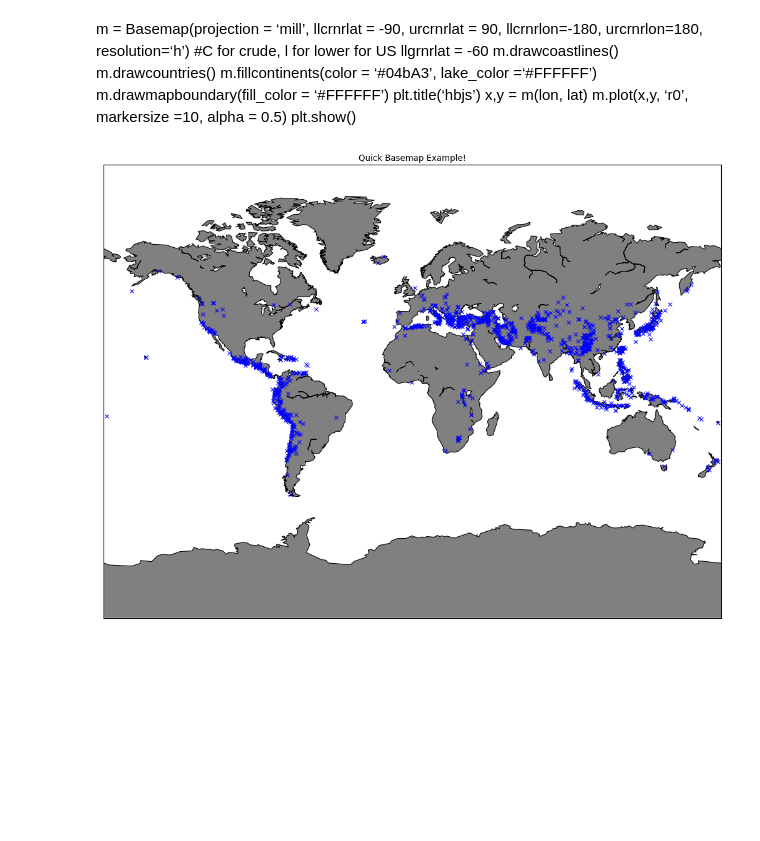
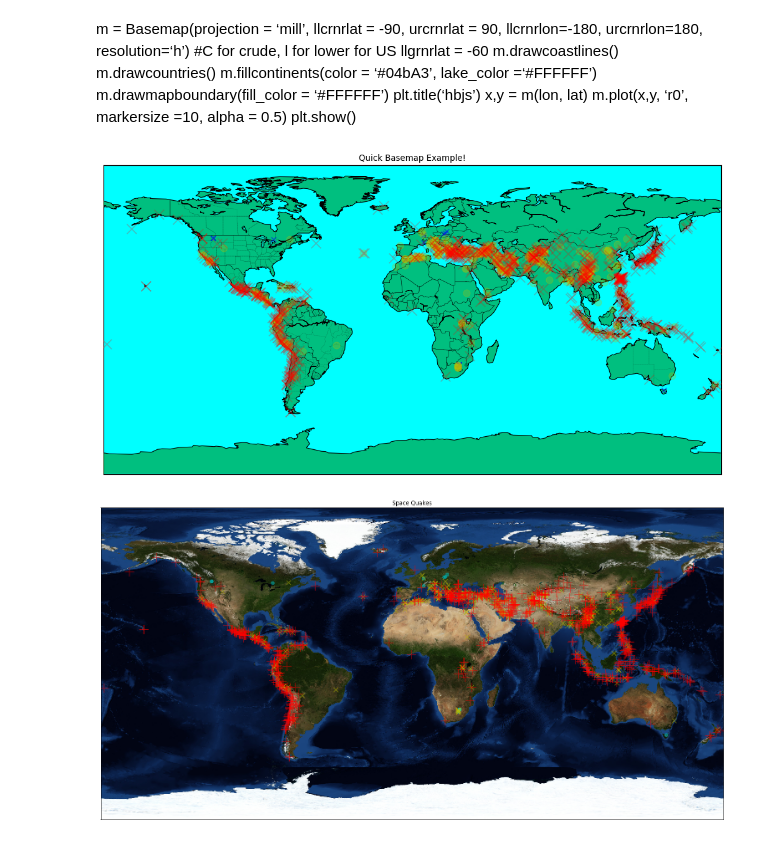
Before and after one commit to paulo-g-martinez/dq3-earthquakes, a Jupyter notebook: Mukkul_Martinez.ipynb, the cells around one changed output. Drawn from its saved outputs; the diff is of its cells as text; code cells hidden in the pictures; blank space fills up the shorter version.

Commit message:
plotted quakes on orthographic blue marble

```diff
--- a/Mukkul_Martinez.ipynb
+++ b/Mukkul_Martinez.ipynb
@@ -352,16 +352,49 @@ quake_df_dens_GDP['Long'] = quake_df_dens_GDP['Long'].astype(float)
 quake_df_dens_GDP['Lat'] = quake_df_dens_GDP['Lat'].astype(float)
 lon = quake_df_dens_GDP['Long'].tolist()
 lat = quake_df_dens_GDP['Lat'].tolist()
-# %%
-fig=plt.figure(figsize=(16, 12), dpi= 80, facecolor='w', edgecolor='k')
-m = Basemap(projection='mill',llcrnrlat=-90,urcrnrlat=90,\
-            llcrnrlon=-180,urcrnrlon=180,resolution='c')
-m.drawcoastlines()
-m.fillcontinents(color='grey',lake_color='#FFFFFF')
-m.drawmapboundary(fill_color='#FFFFFF')
-x,y = m(lon,lat)
-m.plot(x,y, 'bx')
-plt.title("Quick Basemap Example!")
-plt.show()
-# %% [output]
-[figure, removed]
+# %%
+fig = plt.figure(figsize=(16, 12), dpi= 80, facecolor='w', edgecolor='k')
+
+m = Basemap(projection='cyl', llcrnrlat=-90, urcrnrlat=90,\
+            llcrnrlon=-180,urcrnrlon=180, resolution='c')
+m.drawcoastlines()
+m.drawcountries(linewidth = 0.5)
+m.drawstates(linewidth= 0.25, linestyle='dotted')
+m.fillcontinents(color='g',lake_color='aqua', zorder=1, alpha=0.5)
+m.drawmapboundary(fill_color='aqua', zorder=0)
+
+plt.scatter(data = quake_df_dens_GDP.query('Intensity == "Miniscule"'), x = 'Long', y = 'Lat', zorder = 2,
+            marker = 'o', s=25, alpha = 0.5, color = 'g')
+plt.scatter(data = quake_df_dens_GDP.query('Intensity == "Mild"'), x = 'Long', y = 'Lat', zorder = 3,
+            marker = 'x', s=50, alpha = 0.5, color = 'b')
+plt.scatter(data = quake_df_dens_GDP.query('Intensity == "Moderate"'), x = 'Long', y = 'Lat', zorder = 4,
+            marker = 'o', s=100, alpha = 0.25, color = 'y')
+plt.scatter(data = quake_df_dens_GDP.query('Intensity == "Devastating"'), x = 'Long', y = 'Lat', zorder = 5,
+            marker = 'x', s=200, alpha = 0.25, color = 'r')
+
+plt.title("Quick Basemap Example!")
+plt.show()
+# %% [output]
+[figure, added]
+# %%
+fig = plt.figure(figsize=(4*6, 3*6), dpi= 80, facecolor='w', edgecolor='k')
+
+m = Basemap(projection='cyl', llcrnrlat=-90, urcrnrlat=90,\
+            llcrnrlon=-180,urcrnrlon=180, resolution='c')
+m.bluemarble(scale=0.75)
+#m.drawmeridians(np.arange(0, 360, 15), color='w')
+#m.drawparallels(np.arange(-90, 90, 15), color='w')
+
+plt.scatter(data = quake_df_dens_GDP.query('Intensity == "Miniscule"'), x = 'Long', y = 'Lat', zorder = 2,
+            marker = 'o', s=25, alpha = 0.5, color = 'g')
+plt.scatter(data = quake_df_dens_GDP.query('Intensity == "Mild"'), x = 'Long', y = 'Lat', zorder = 3,
+            marker = 'o', s=50, alpha = 0.5, color = 'c')
+plt.scatter(data = quake_df_dens_GDP.query('Intensity == "Moderate"'), x = 'Long', y = 'Lat', zorder = 4,
+            marker = 'x', s=100, alpha = 0.5, color = 'y')
+plt.scatter(data = quake_df_dens_GDP.query('Intensity == "Devastating"'), x = 'Long', y = 'Lat', zorder = 5,
+            marker = '+', s=400, alpha = 0.5, color = 'r')
+
+plt.title("Space Quakes")
+plt.show()
+# %% [output]
+[figure, added]
```
Also changed, not shown: parts of 2 cells of this notebook, 3 other files.
